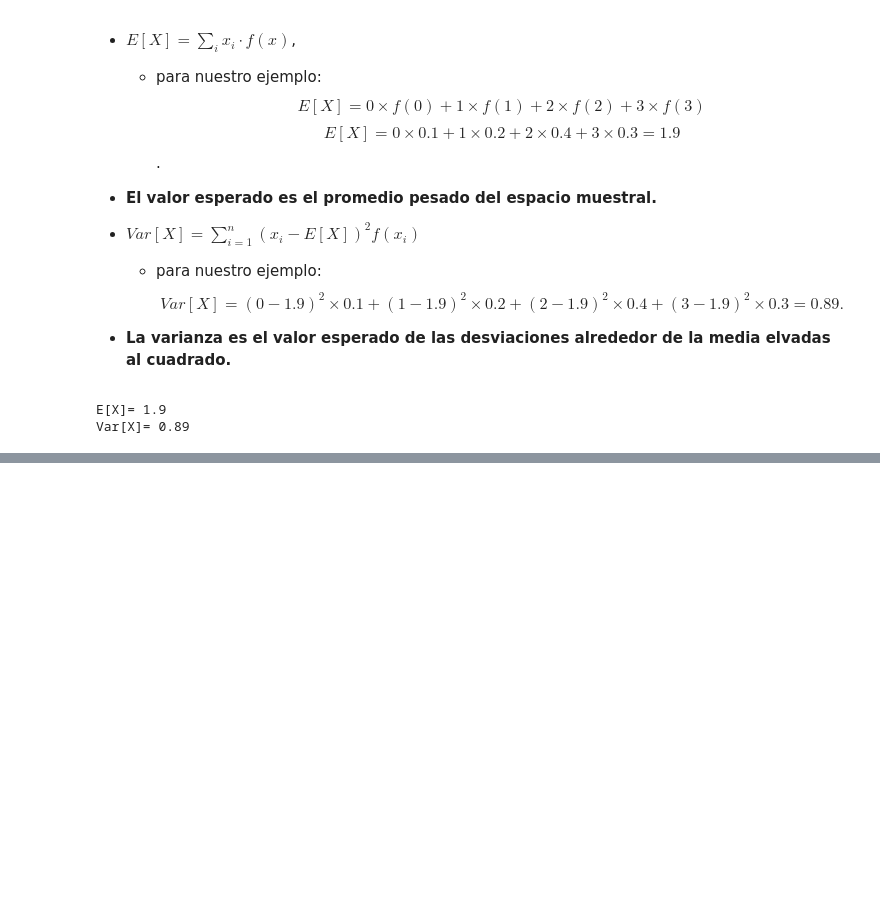
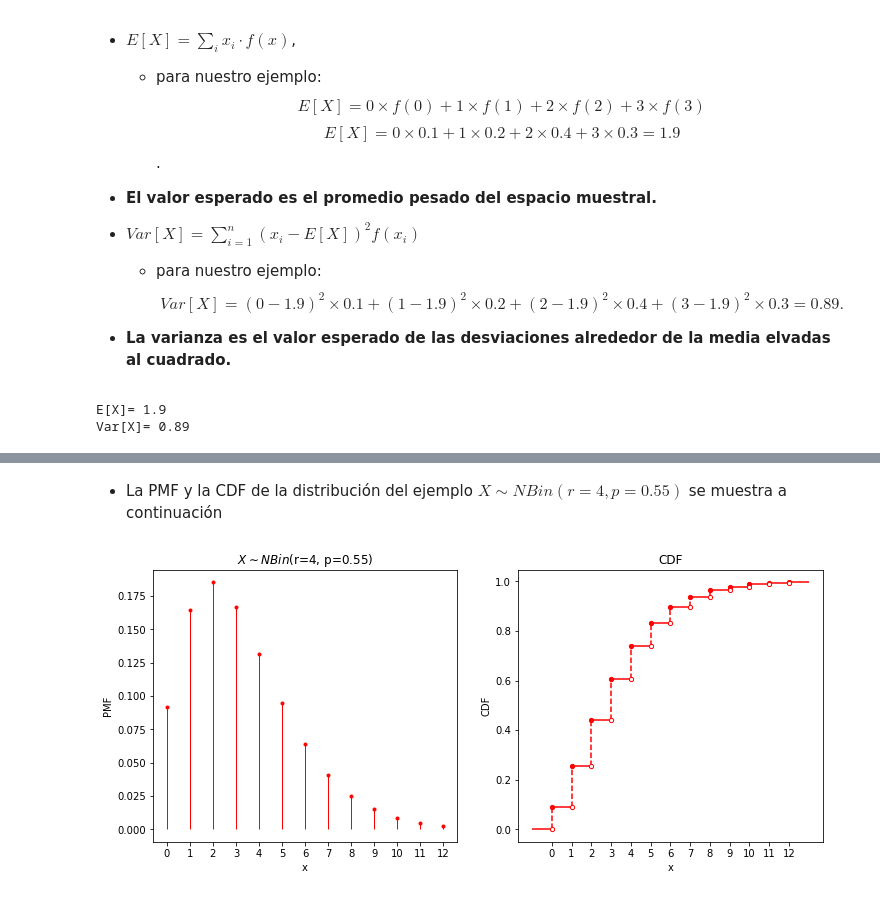
Before and after one commit to marsgr6/EN-online, a Jupyter notebook: discrete_distributions.ipynb, the cells around one changed output, grey strips where cells are left out. Saved outputs shown, nothing was run; the diff lists cells and outputs as text; code cells hidden in the pictures; blank space fills up the shorter version.

```diff
--- a/discrete_distributions.ipynb
+++ b/discrete_distributions.ipynb
@@ -794,0 +902,30 @@ l = plt.legend()
+# %% [markdown]
+- La PMF y la CDF de la distribución del ejemplo $X \sim NBin(r=4, p=0.55)$ se muestra a continuación
+# %%
+# Parámetro de la distribución binomial negativa
+r, p = 4, 0.55
+
+f, (ax1, ax2) = plt.subplots(1, 2, figsize=(12,5))  # Dos paneles ax1 y ax2
+
+x_upper = 12
+
+# Panel 1: ax1
+x = np.arange(x_upper+1)  # evaluaremos un subconjunto de los valores posibles de la v.a. x={0,...,15}
+pmfx = nbinom.pmf(x, r, p)  # Evalúa la PMF, 𝑓𝑋(𝑥;𝑛,𝑝) definida arriba
+ax1.vlines(x, [0]*len(x), pmfx, color="r", lw=1)  # grafica las líneas verticales
+ax1.plot(x, pmfx, '.', color='r')  # grafica los puntos
+ax1.set_xlabel("x"); ax1.set_ylabel("PMF")  # etiqueta de los ejes
+ax1.set_title(r"$X \sim NBin($r="+ str(r) + ", p=" + str(p) +")")  # título del panel
+ax1.set_xticks(range(0, x_upper+1, 1))  # define xticks
+ax1.set_xticklabels(range(0, x_upper+1, 1))  # define etiquetas de xticks
+
+# Panel 2: ax2
+xcdf = np.array(range(-1,x_upper+2))
+Fx = nbinom.cdf(x, r, p)
+plot_cdf(xcdf, Fx, ax=ax2)
+ax2.set_title("CDF")  # título del panel
+ax2.set_xlabel("x"); ax2.set_ylabel("CDF")  # etiqueta de los ejes
+ax2.set_xticks(range(0, x_upper+1, 1))  # define xticks
+xt = ax2.set_xticklabels(range(0, x_upper+1, 1))  # define etiquetas de xticks
+# %% [output]
+[figure, added]
```
Also changed, not shown: parts of 58 cells of this notebook, 2 other files.
